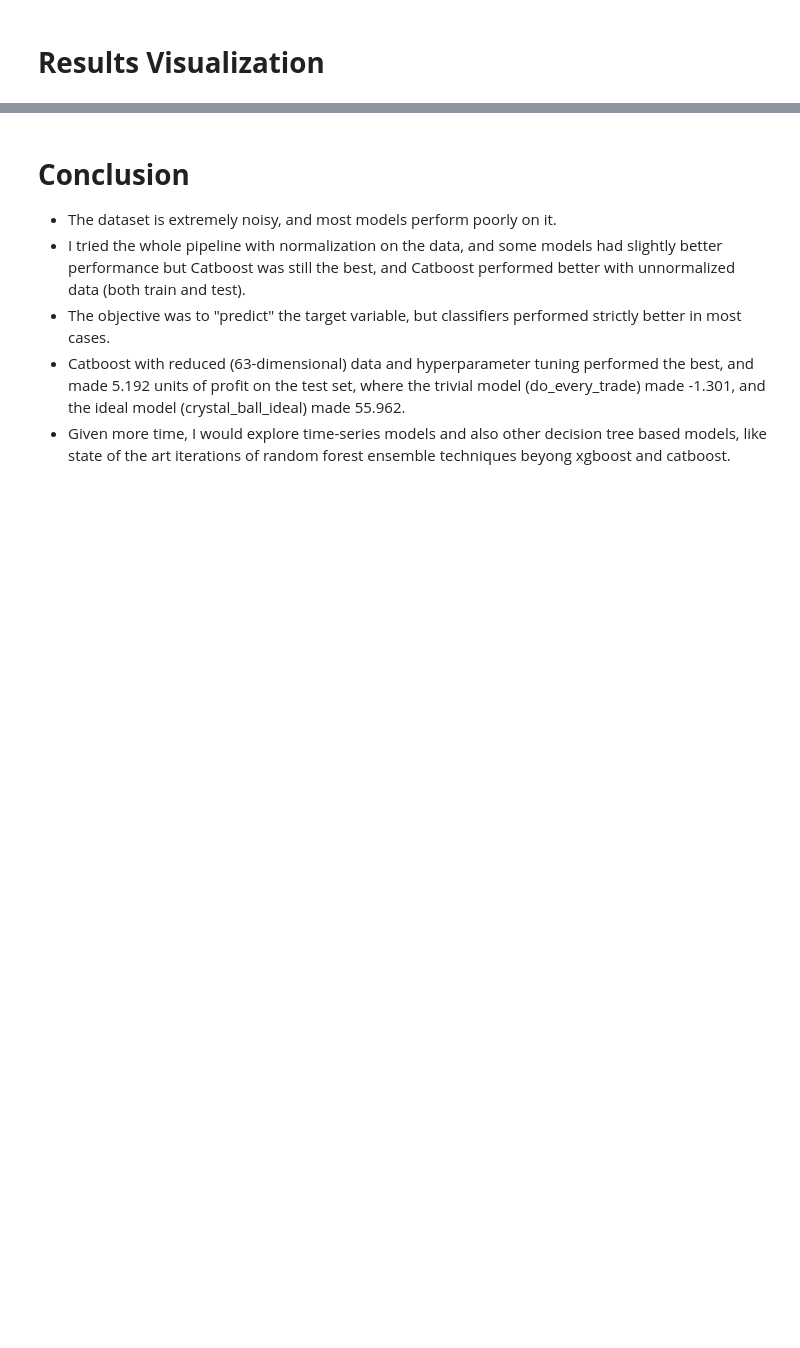
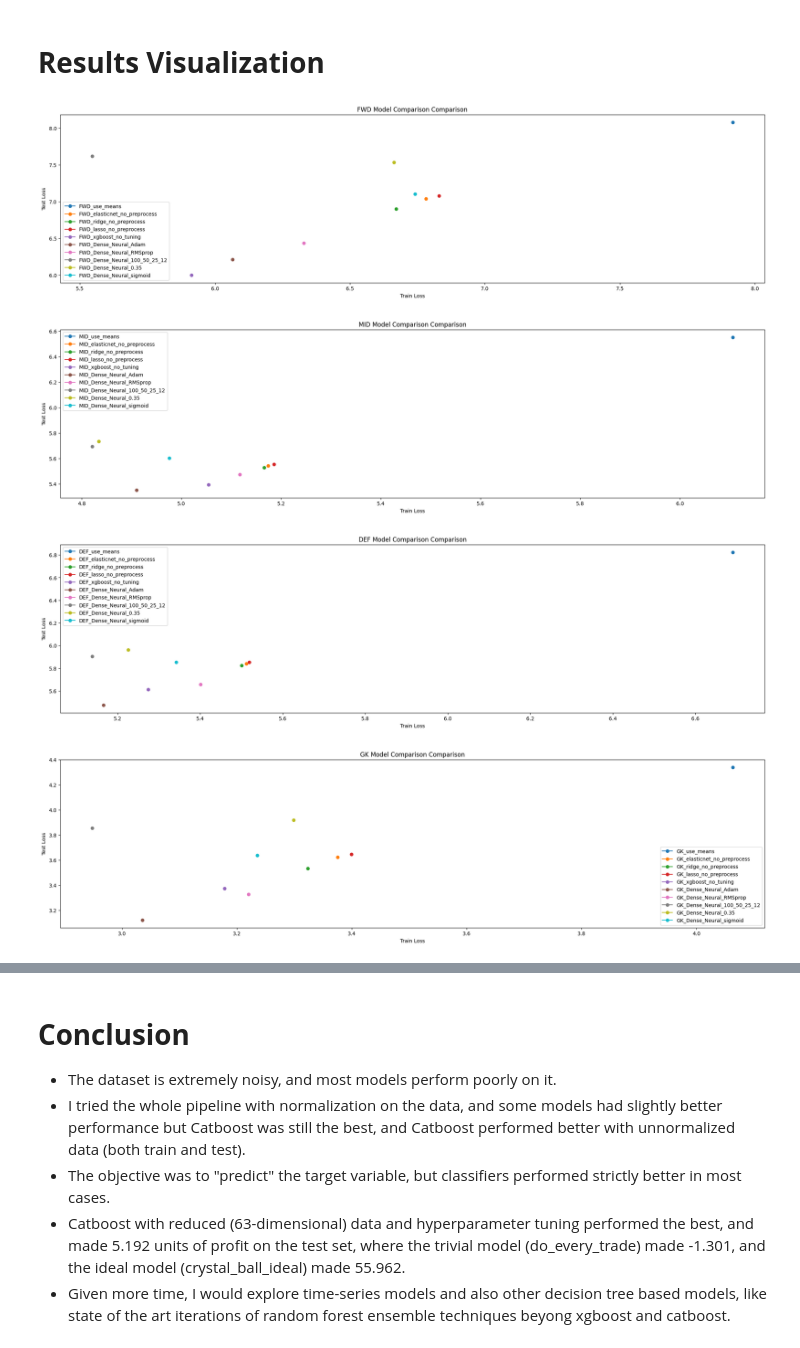
Before and after one commit to yashpansari/Premier_League_Predictor, a Jupyter notebook: Model_Factory_Notebook.ipynb, the cells around one changed output, grey strips where cells are left out. Saved outputs shown, nothing was run; the diff lists cells and outputs as text; code cells hidden in the pictures; blank space fills up the shorter version.

Commit message:
added more neural networks

```diff
--- a/Model_Factory_Notebook.ipynb
+++ b/Model_Factory_Notebook.ipynb
@@ -279,8 +273,12 @@ for pos in positions:
     models[pos][f'{pos}_xgboost_no_tuning']          = xgboost
 
     # Neural Net
-    # models[pos]['Dense_Neural_Adam']               = Dense_Neural
-    # models[pos]['Dense_Neural_RMSprop']            = lambda name : Dense_Neural(name, optimizer = 'RMSprop')
+    models[pos][f'{pos}_Dense_Neural_Adam']          = Dense_Neural
+    models[pos][f'{pos}_Dense_Neural_RMSprop']       = lambda name : Dense_Neural(name, optimizer = 'RMSprop')
+    models[pos][f'{pos}_Dense_Neural_100_50_25_12']  = lambda name : Dense_Neural(name, layer_dims = [100, 50, 25, 12])
+    models[pos][f'{pos}_Dense_Neural_0.35']          = lambda name : Dense_Neural(name, dropout = 0.35)
+    models[pos][f'{pos}_Dense_Neural_sigmoid']       = lambda name : Dense_Neural(name, activation = 'sigmoid')
+
 
     # Train-test loop for model factory
     for i, name in enumerate(models[pos].keys()):
@@ -315,12 +310,18 @@ Model: GK_xgboost_no_tuning; Train Error: 3.0974882715189516; Test Error: 3.6972
 # %% [markdown]
 # **Results Visualization**
 # %%
-train_pnl_arr  = [train_error[pos][i] for i in models.keys()]
-plt.figure(figsize = (25,6))
-plt.bar(models.keys(), train_pnl_arr)
-plt.xlabel('Model')
-plt.ylabel('Profit and Loss')
-plt.title('Train PnL Comparison')
-plt.xticks(rotation=45)
-plt.ylim()
+for pos in positions:
+  plt.figure(figsize = (25,6))
+  for i in models[pos].keys():
+    plt.plot(train_error[pos][i], test_error[pos][i], marker = 'o', label = i)
+  plt.xlabel('Train Loss')
+  plt.ylabel('Test Loss')
+  plt.title(f'{pos} Model Comparison Comparison')
+  plt.legend()
+  plt.ylim()
+# %% [output]
+[figure, added]
+[figure, added]
+[figure, added]
+[figure, added]
 # %%
```
Also changed, not shown: parts of 6 cells of this notebook, 20 other files.
